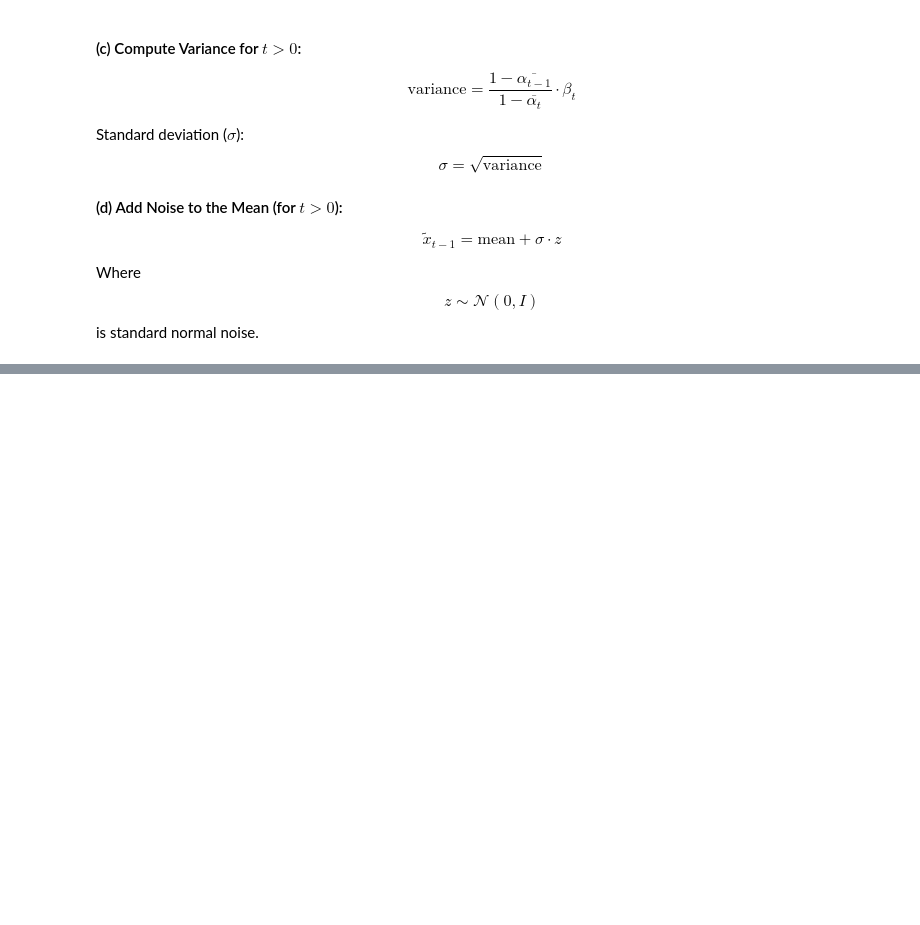
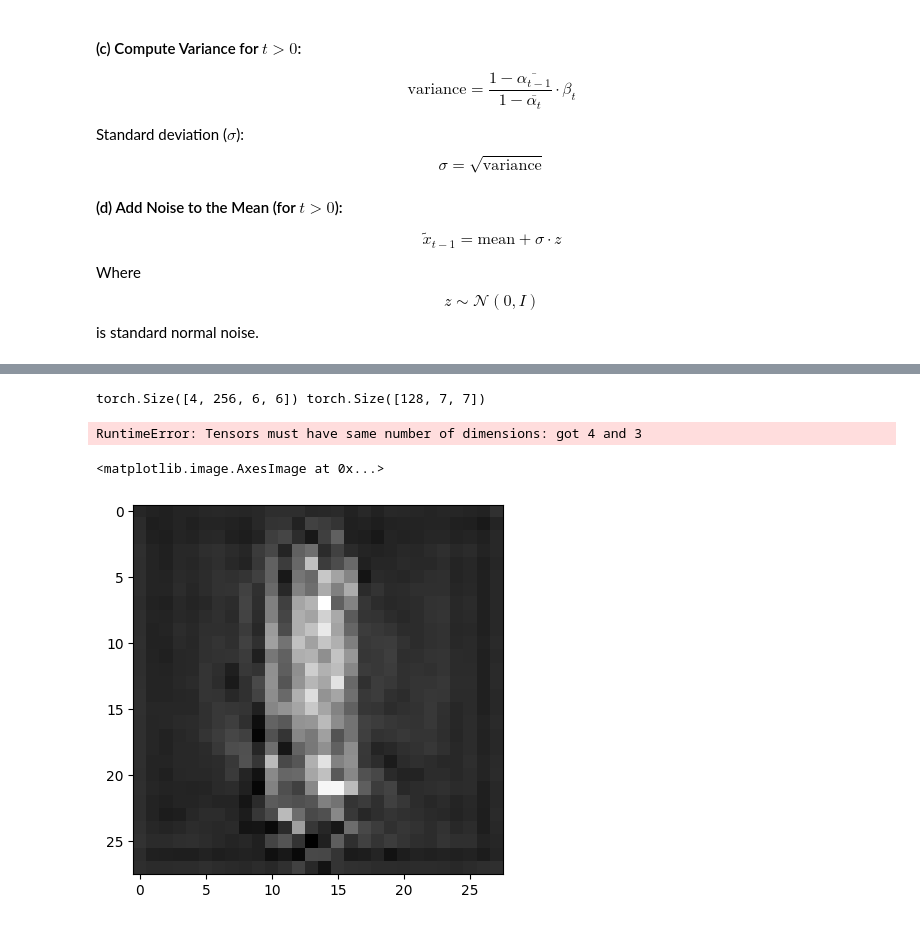
Before and after one commit to HubertWojcik10/deep_learning_diffusion, a Jupyter notebook: main.ipynb, the cells around one changed output, grey strips where cells are left out. Cells and saved outputs as stored; diff of their text form; code cells hidden in the pictures; blank space fills up the shorter version.

Commit message:
unet work

```diff
--- a/main.ipynb
+++ b/main.ipynb
@@ -120,0 +113,4 @@ tensor([[8.4147e-01, 5.3317e-01, 3.1098e-01, 1.7689e-01, 9.9833e-02, 5.6204e-02,
+# %%
+t = torch.Tensor([1, 2, 3, 4])
+embs = get_sinusoidal_embeddings(t)
+embs.shape
@@ -120,0 +119,22 @@ tensor([[8.4147e-01, 5.3317e-01, 3.1098e-01, 1.7689e-01, 9.9833e-02, 5.6204e-02,
+# %%
+from model.unet import DownBlock, MidBlock, UpBlock
+
+db1 = DownBlock(in_channels=1, out_channels=16, time_emb_dim=256)
+db2 = DownBlock(in_channels=16, out_channels=32, time_emb_dim=256)
+
+mb = MidBlock(in_channels=32, out_channels=32, time_emb_dim=256)
+
+up1 = UpBlock(in_channels=32, out_channels=16, time_emb_dim=256)
+up2 = UpBlock(in_channels=16, out_channels=8, time_emb_dim=256)
+# %%
+out_lst1, out_down1 = db1(test_x0, embs)
+out_lst2, out_down2 = db2(out_down1, embs)
+
+print(out_down2.shape)
+out = mb(out_down2, embs)
+print(out.shape)
+
+out = up1(out, out_lst2, embs)
+out = up2(out, out_lst1, embs)
+
+print(out)
@@ -120,0 +160,14 @@ tensor([[8.4147e-01, 5.3317e-01, 3.1098e-01, 1.7689e-01, 9.9833e-02, 5.6204e-02,
+# %%
+from model.unet import Unet
+
+unet = Unet()
+
+out_final = unet(test_x0, t)
+# %% [output]
+torch.Size([4, 256, 6, 6]) torch.Size([128, 7, 7])
+RuntimeError: Tensors must have same number of dimensions: got 4 and 3
+# %%
+plt.imshow(out[0][0].squeeze().detach().numpy(), cmap='gray')
+# %% [output]
+<matplotlib.image.AxesImage at 0x...>
+[figure, added]
```
Also changed, not shown: parts of 5 cells of this notebook, 1 other file.
